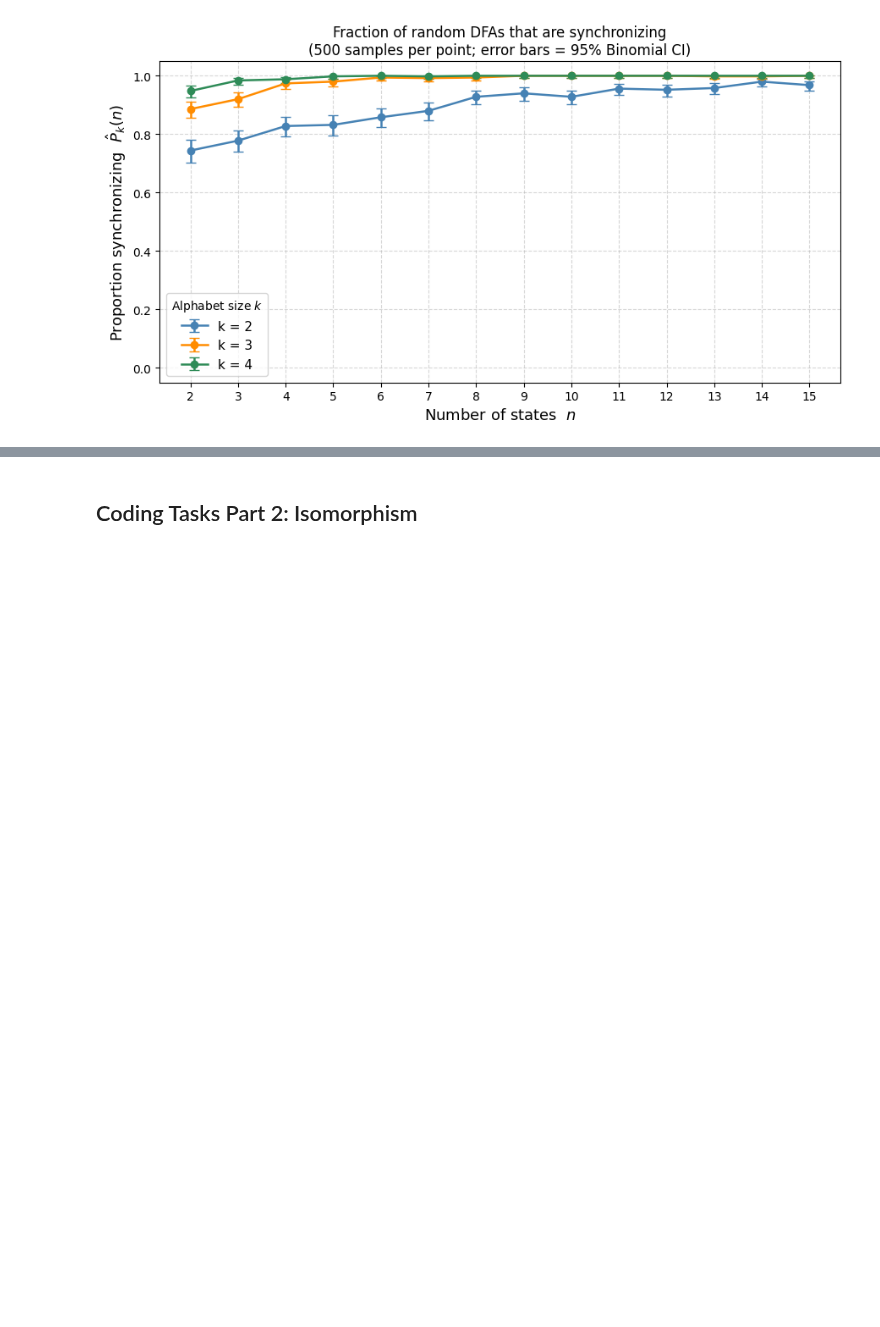
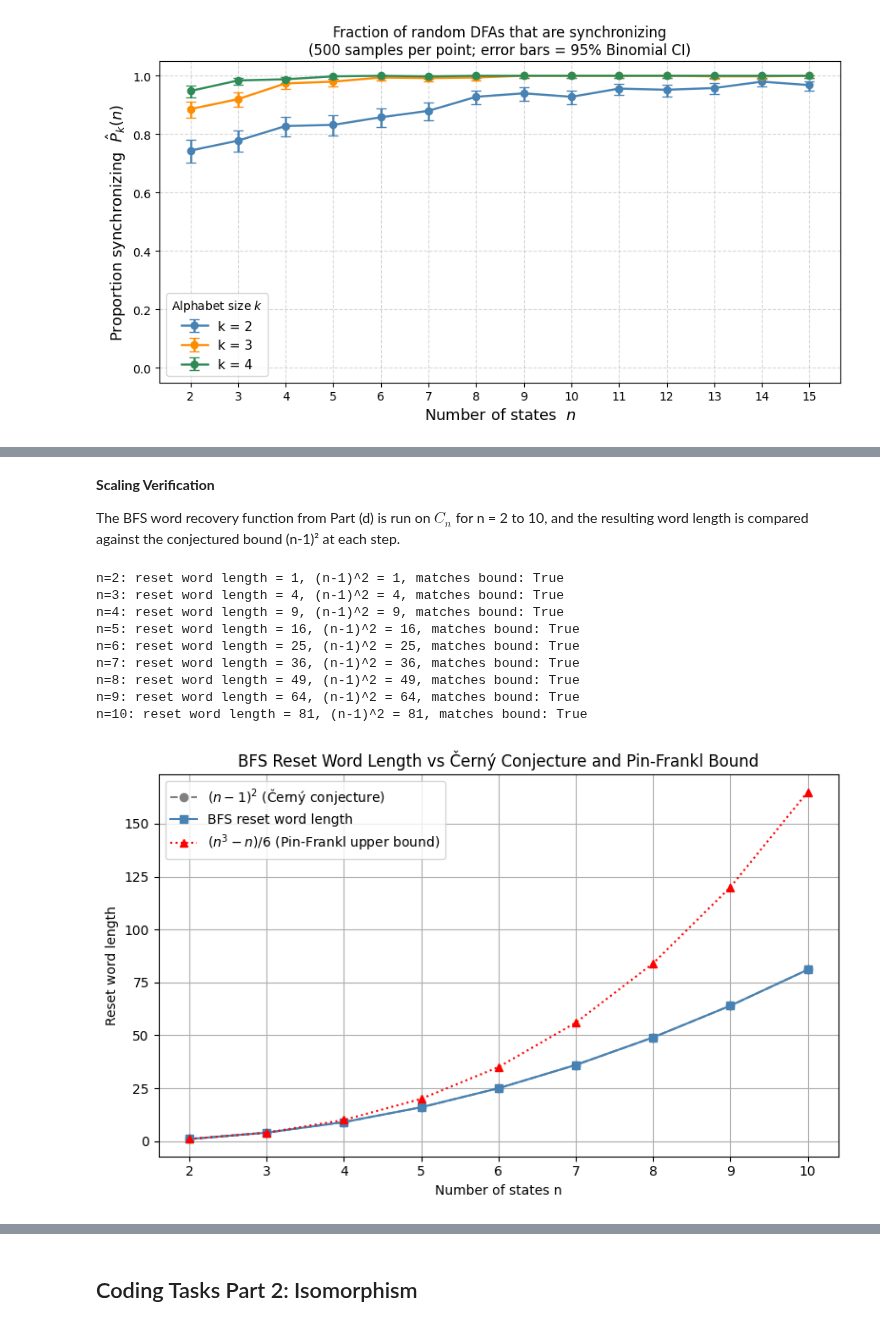
Before and after one commit to kaleater22/MT3510-Group-Project, a Jupyter notebook: MT3510_Pure_Team_Project.ipynb, the cells around one changed output, grey strips where cells are left out. Drawn from its saved outputs; the diff is of its cells as text; code cells hidden in the pictures; blank space fills up the shorter version.

```diff
--- a/MT3510_Pure_Team_Project.ipynb
+++ b/MT3510_Pure_Team_Project.ipynb
@@ -894,0 +966,66 @@ plt.show()
+# %%
+def cerny(n):
+    # Construct the Cerny automaton C_n with n states
+    # a: cyclic shift i -> i+1 mod n
+    # b: fixes all states except n-1 which maps to 0
+    return {
+        "Q": set(range(n)),
+        "Sigma": {"a", "b"},
+        "tau": {
+            "a": tuple((i + 1) % n for i in range(n)), # cyclic shift
+            "b": tuple(0 if i == n - 1 else i for i in range(n)) # collapse n-1 to 0
+        },
+        "q_s": 0,
+        "F": {0}
+    }
+# %% [markdown]
+**Scaling Verification**
+
+The BFS word recovery function from Part (d) is run on $C_{n}$ for n = 2 to 10, and the resulting word length is compared against the conjectured bound (n-1)² at each step.
+# %%
+def verify_cerny_scaling(max_n=10):
+    ns = []
+    word_lengths = []
+    conjectured = []
+
+    for n in range(2, max_n + 1):
+        A = cerny(n)
+        word = synchronization_bfs_word(A)
+        length = len(word) if word is not None else None
+        bound = (n - 1) ** 2
+
+        ns.append(n)
+        word_lengths.append(length)
+        conjectured.append(bound)
+
+        print(f"n={n}: reset word length = {length}, (n-1)^2 = {bound}, "
+              f"matches bound: {length == bound}")
+
+    return ns, word_lengths, conjectured
+
+ns, word_lengths, conjectured = verify_cerny_scaling()
+
+# Plot BFS word length against (n-1)**2 for each Cerny automaton
+plt.figure(figsize=(8, 5))
+plt.plot(ns, conjectured, 'o--', label='$(n-1)^2$ (Černý conjecture)', color='gray')
+plt.plot(ns, word_lengths, 's-', label='BFS reset word length', color='steelblue')
+plt.plot(ns, [((n**3 - n) / 6) for n in ns], '^:', label='$(n^3-n)/6$ (Pin-Frankl upper bound)', color='red')
+plt.xlabel('Number of states n')
+plt.ylabel('Reset word length')
+plt.title("BFS Reset Word Length vs Černý Conjecture and Pin-Frankl Bound")
+plt.legend()
+plt.xticks(ns)
+plt.grid(True)
+plt.tight_layout()
+plt.show()
+# %% [output]
+n=2: reset word length = 1, (n-1)^2 = 1, matches bound: True
+n=3: reset word length = 4, (n-1)^2 = 4, matches bound: True
+n=4: reset word length = 9, (n-1)^2 = 9, matches bound: True
+n=5: reset word length = 16, (n-1)^2 = 16, matches bound: True
+n=6: reset word length = 25, (n-1)^2 = 25, matches bound: True
+n=7: reset word length = 36, (n-1)^2 = 36, matches bound: True
+n=8: reset word length = 49, (n-1)^2 = 49, matches bound: True
+n=9: reset word length = 64, (n-1)^2 = 64, matches bound: True
+n=10: reset word length = 81, (n-1)^2 = 81, matches bound: True
+[figure, added]
```
Also changed, not shown: parts of 9 cells of this notebook.
